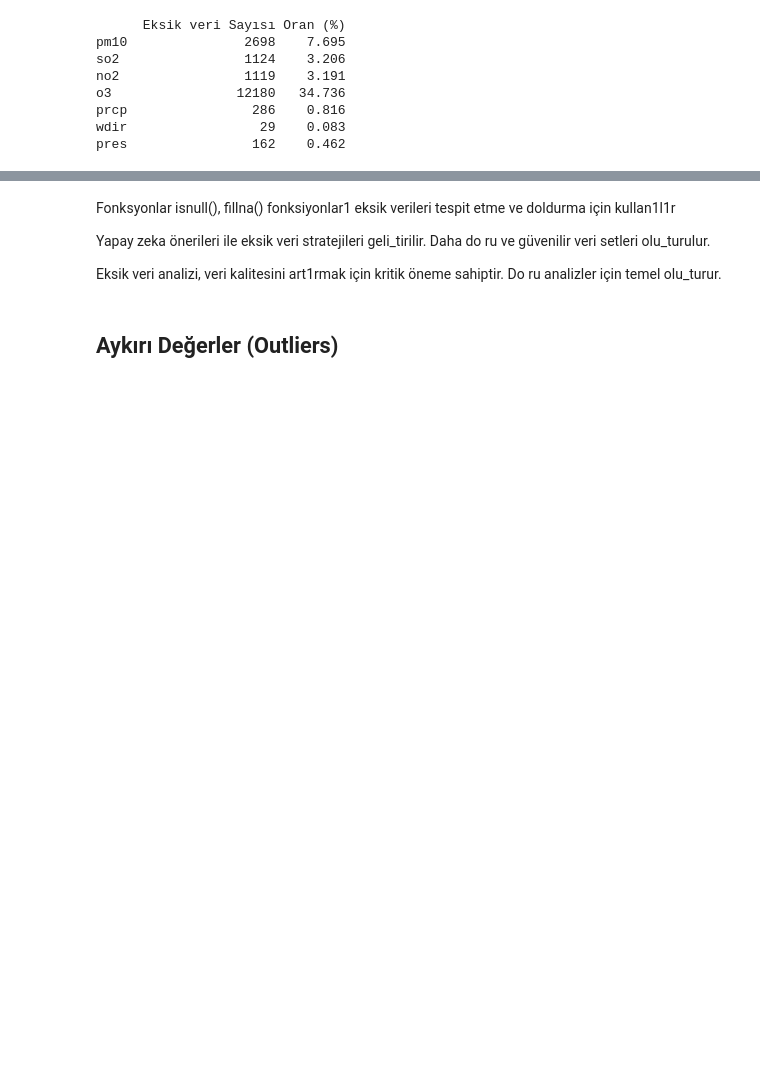
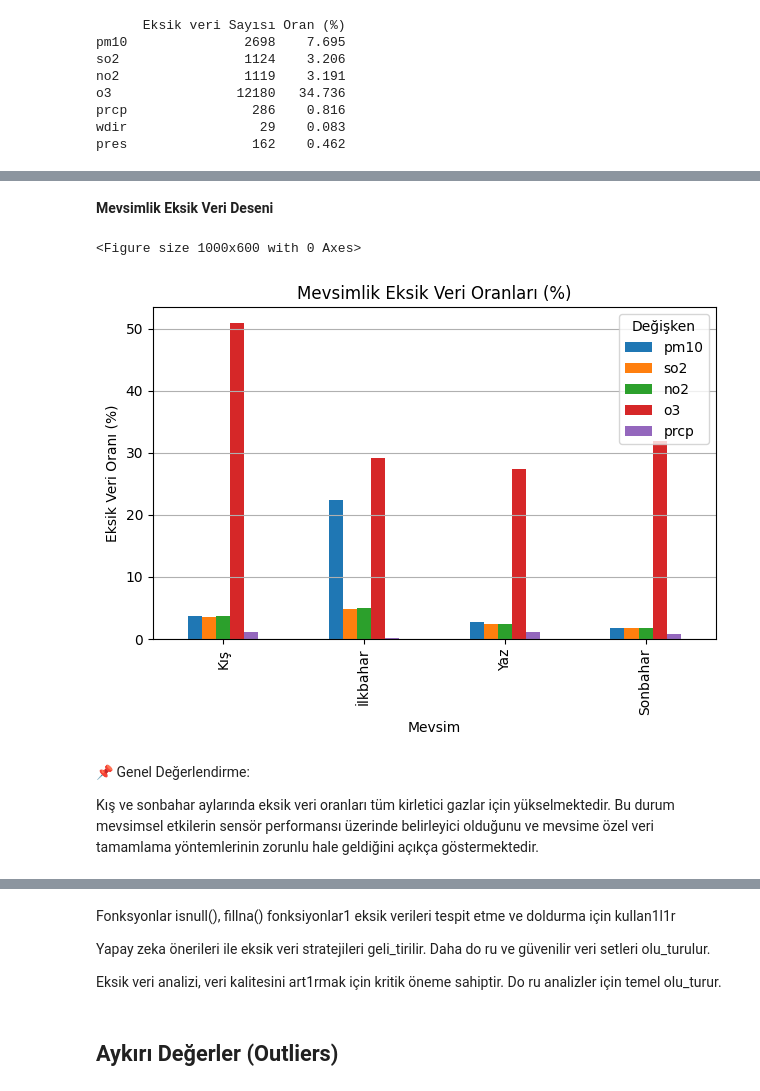
Before and after one commit to FatihKarabas/AI-WORKS, a Jupyter notebook: Bandırma_AirQualityIndex_AQI.ipynb, the cells around one changed output, grey strips where cells are left out. Drawn from its saved outputs; the diff is of its cells as text; code cells hidden in the pictures; blank space fills up the shorter version.

```diff
--- a/Bandırma_AirQualityIndex_AQI.ipynb
+++ b/Bandırma_AirQualityIndex_AQI.ipynb
@@ -229,0 +452,41 @@ pres                162    0.462
+# %% [markdown]
+**Mevsimlik Eksik Veri Deseni**
+# %%
+# Mevsim tanımlama fonksiyonunu tekrar oluşturalım
+def ay_to_mevsim(ay):
+    if ay in [12, 1, 2]:
+        return "Kış"
+    elif ay in [3, 4, 5]:
+        return "İlkbahar"
+    elif ay in [6, 7, 8]:
+        return "Yaz"
+    else:
+        return "Sonbahar"
+
+# 'mevsim' sütununu yeniden oluştur
+df["mevsim"] = df["datetime"].dt.month.apply(ay_to_mevsim)
+
+# Mevsimlik eksik veri oranlarını hesapla
+mevsim_eksik = df.groupby("mevsim")[['pm10', 'so2', 'no2', 'o3', 'prcp']].apply(lambda x: x.isnull().mean() * 100)
+
+# Mevsimleri sıralayalım
+mevsim_sirasi = ["Kış", "İlkbahar", "Yaz", "Sonbahar"]
+mevsim_eksik = mevsim_eksik.reindex(mevsim_sirasi)
+
+# Bar plot çizimi
+plt.figure(figsize=(10, 6))
+mevsim_eksik.plot(kind='bar')
+plt.title("Mevsimlik Eksik Veri Oranları (%)")
+plt.xlabel("Mevsim")
+plt.ylabel("Eksik Veri Oranı (%)")
+plt.grid(axis='y')
+plt.legend(title="Değişken", loc='upper right')
+plt.tight_layout()
+plt.show()
+# %% [output]
+<Figure size 1000x600 with 0 Axes>
+[figure, added]
+# %% [markdown]
+📌 Genel Değerlendirme:
+
+Kış ve sonbahar aylarında eksik veri oranları tüm kirletici gazlar için yükselmektedir. Bu durum mevsimsel etkilerin sensör performansı üzerinde belirleyici olduğunu ve mevsime özel veri tamamlama yöntemlerinin zorunlu hale geldiğini açıkça göstermektedir.
```
Also changed, not shown: parts of 37 cells of this notebook.
